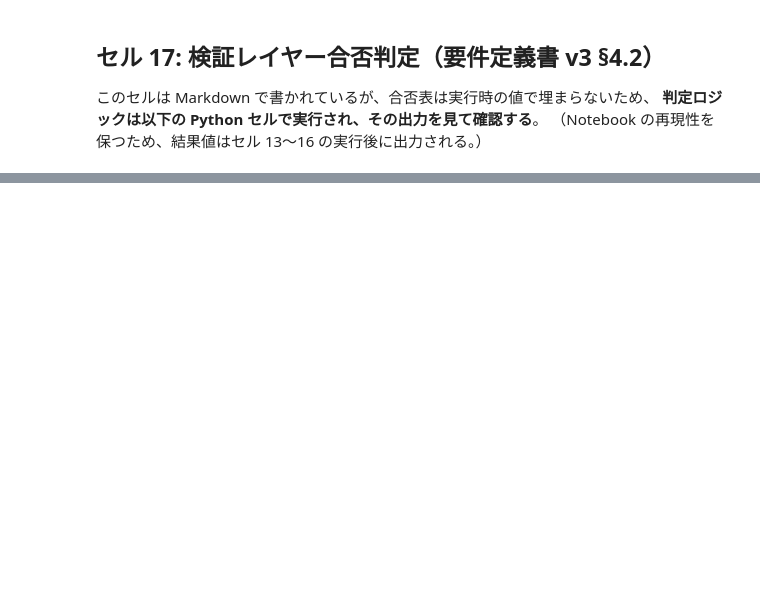
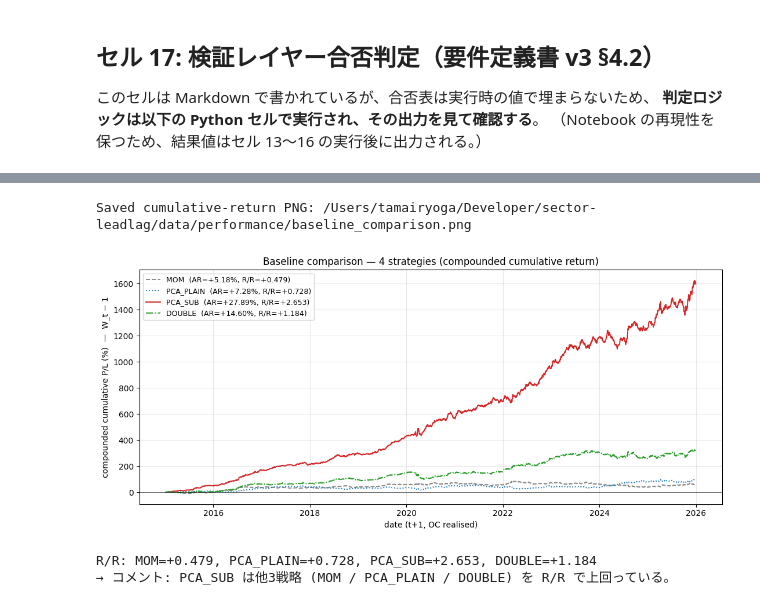
Before and after one commit to Ryoga-Tamai/sector-leadlag, a Jupyter notebook: notebooks/01_paper_replication.ipynb, the cells around one changed output, grey strips where cells are left out. Cells and saved outputs as stored; diff of their text form; code cells hidden in the pictures; blank space fills up the shorter version.

Commit message:
feat(section-1): Paper Table 2 baseline comparison (MOM / PCA_PLAIN / DOUBLE vs PCA_SUB)

```diff
--- a/notebooks/01_paper_replication.ipynb
+++ b/notebooks/01_paper_replication.ipynb
@@ -876,0 +1112,47 @@ SECTION 2D — Validation layer verdict (requirements_v3 §4.2)
+# %%
+# SECTION 2F — Cell 23: Cumulative return curves + R/R commentary
+# 4戦略の複利累積リターン（W_t = ∏(1+R_t)）を1枚のグラフに描画して PNG 保存。
+# 論文は複利累積（式30 と同じ W_t）でドローダウンを評価しているため、可視化も複利で揃える。
+
+fig, ax = plt.subplots(figsize=(11, 5))
+
+colors = {"MOM": "#888888", "PCA_PLAIN": "#1f77b4", "PCA_SUB": "#d62728", "DOUBLE": "#2ca02c"}
+linestyles = {"MOM": "--", "PCA_PLAIN": ":", "PCA_SUB": "-", "DOUBLE": "-."}
+
+for name in ["MOM", "PCA_PLAIN", "PCA_SUB", "DOUBLE"]:
+    s = all_returns[name].to_numpy()
+    wealth = np.cumprod(1.0 + s)
+    ax.plot(all_returns[name].index, (wealth - 1.0) * 100,
+            color=colors[name], linestyle=linestyles[name], linewidth=1.4,
+            label=f"{name}  (AR={metrics[name]['AR']*100:+.2f}%, R/R={metrics[name]['RR']:+.3f})")
+
+ax.axhline(0, color="black", linewidth=0.4)
+ax.set_xlabel("date (t+1, OC realised)")
+ax.set_ylabel("compounded cumulative P/L (%)  —  W_t − 1")
+ax.set_title("Baseline comparison — 4 strategies (compounded cumulative return)")
+ax.grid(alpha=0.3)
+ax.legend(loc="upper left", fontsize=9)
+plt.tight_layout()
+
+png_path = os.path.join(PERF_DIR, "baseline_comparison.png")
+plt.savefig(png_path, dpi=150, bbox_inches="tight")
+print(f"Saved cumulative-return PNG: {png_path}")
+plt.show()
+
+# ---- R/R 一言コメント ----
+rr_sub = metrics["PCA_SUB"]["RR"]
+others = {k: v["RR"] for k, v in metrics.items() if k != "PCA_SUB"}
+sub_wins = all(rr_sub > v for v in others.values())
+print("")
+print(f"R/R: MOM={others['MOM']:+.3f}, PCA_PLAIN={others['PCA_PLAIN']:+.3f}, "
+      f"PCA_SUB={rr_sub:+.3f}, DOUBLE={others['DOUBLE']:+.3f}")
+if sub_wins:
+    print("→ コメント: PCA_SUB は他3戦略 (MOM / PCA_PLAIN / DOUBLE) を R/R で上回っている。")
+else:
+    losers = [k for k, v in others.items() if v >= rr_sub]
+    print(f"→ コメント: PCA_SUB は R/R で他3戦略のうち {losers} を上回れていない。")
+# %% [output]
+Saved cumulative-return PNG: /Users/tamairyoga/Developer/sector-leadlag/data/performance/baseline_comparison.png
+[figure, added]
+R/R: MOM=+0.479, PCA_PLAIN=+0.728, PCA_SUB=+2.653, DOUBLE=+1.184
+→ コメント: PCA_SUB は他3戦略 (MOM / PCA_PLAIN / DOUBLE) を R/R で上回っている。
```
Also changed, not shown: parts of 10 cells of this notebook, 3 other files.
